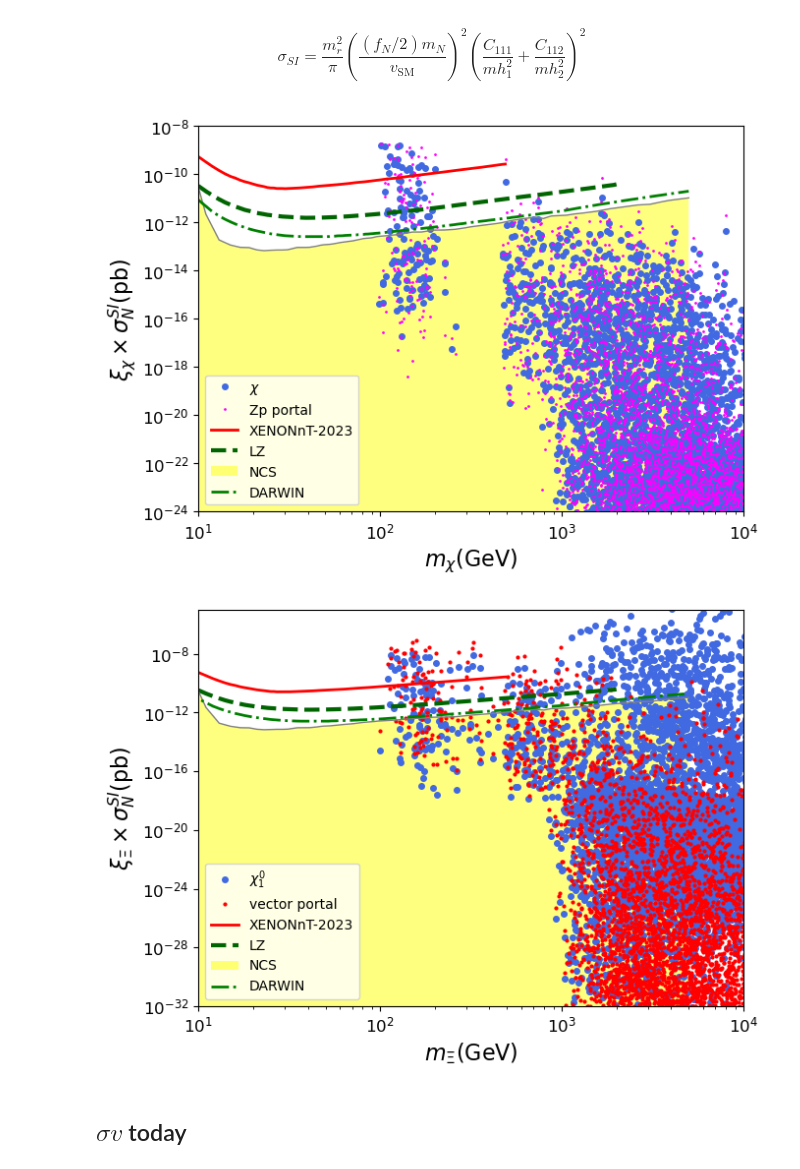
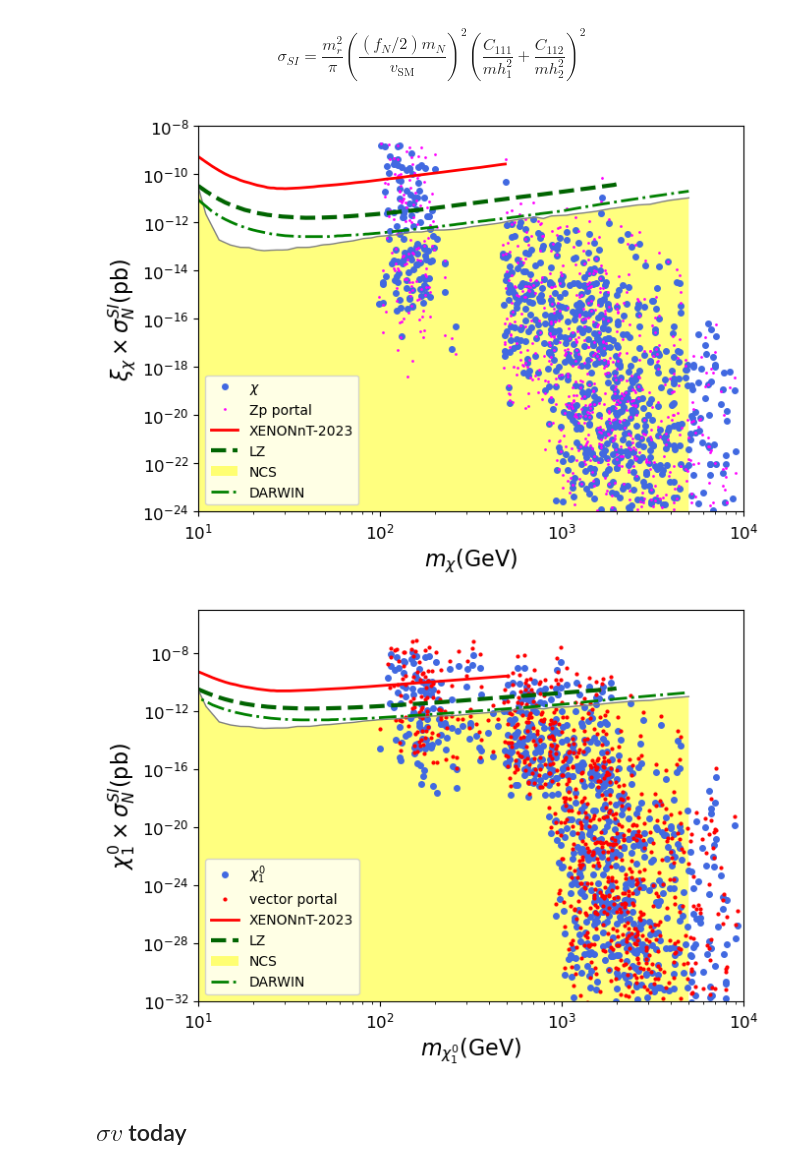
Before and after one commit to davidsuarezr/MDEO, a Jupyter notebook: random-scan-v3.ipynb, the cells around one changed output. Cells and saved outputs as stored; diff of their text form; code cells hidden in the pictures.

```diff
--- a/random-scan-v3.ipynb
+++ b/random-scan-v3.ipynb
@@ -275,3 +277,8 @@ xd.shape
+# %%
+xd = xd[np.abs(xd.mXi_1) < np.abs(xd.mns_1)]
+
+xd = xd.reset_index()
+del[xd['index']]
 # %% [markdown]
 ## Dark matter $\Omega h^2$
 # %%
@@ -595,7 +606,7 @@ plt.tight_layout()
 #plt.savefig('plots/SI-chi.pdf')
 plt.show()
 # %% [output]
-[figure, old version]
+[figure, new version]
 # %%
 plt.figure(figsize=(7,5))
 
@@ -608,36 +619,36 @@ plt.loglog(xd.mXi_1, (xd.Omega2/Omega)*(xd.SIZp_Xi+xd.SIZ_Xi), color='red', mark
 #XENON1T
 n=np.arange(10,490)
 plt.loglog(n,XENONnT(n)*1e+36,'r-',lw=2,label='XENONnT-2023')
 
 #plt LZ
 n=np.arange(10,2000)
 plt.semilogy(n,LZSI(n)*1e+36,color='darkgreen',linestyle='--',lw=3,label='LZ')
 
 #Neutrino coherent scattering
 n=np.arange(1,5.e+3,2)
 plt.loglog(n,NCS(n),color='grey',lw=1.0,label='')
 back=[]
 for i in range(0,len(n)):
     m = NCS(n[i])
     back.append(m)
 back=np.asarray(back)
 plt.fill_between(n,1.e-38,back,facecolor='yellow',alpha=0.5,label='NCS')
 
 # DARWIN SI
 n=np.arange(6,5000)
 plt.loglog(n,DARSI(n)*1e+36,color='green',linestyle='-.',lw=2,label='DARWIN')
 
-plt.xlabel(r'$m_{\Xi}$(GeV)',size=16)
-plt.ylabel(r'$\xi_{\Xi}\times\sigma_N^{SI}$(pb)',size=16)
+plt.xlabel(r'$m_{\chi_1^0}$(GeV)',size=16)
+plt.ylabel(r'$\chi_1^0\times\sigma_N^{SI}$(pb)',size=16)
 plt.legend(prop={'size':10},loc='best')
 plt.xlim(1e1,1e4)
 plt.ylim(1e-32,1e-5)
 
 plt.tight_layout()
 #plt.savefig('plots/SI-xi.pdf')
 plt.show()
 # %% [output]
-[figure, old version]
+[figure, new version]
 # %% [markdown]
 ## $\sigma v$ today
 # %%
```
Also changed, not shown: parts of 14 cells of this notebook, 9 other files.
